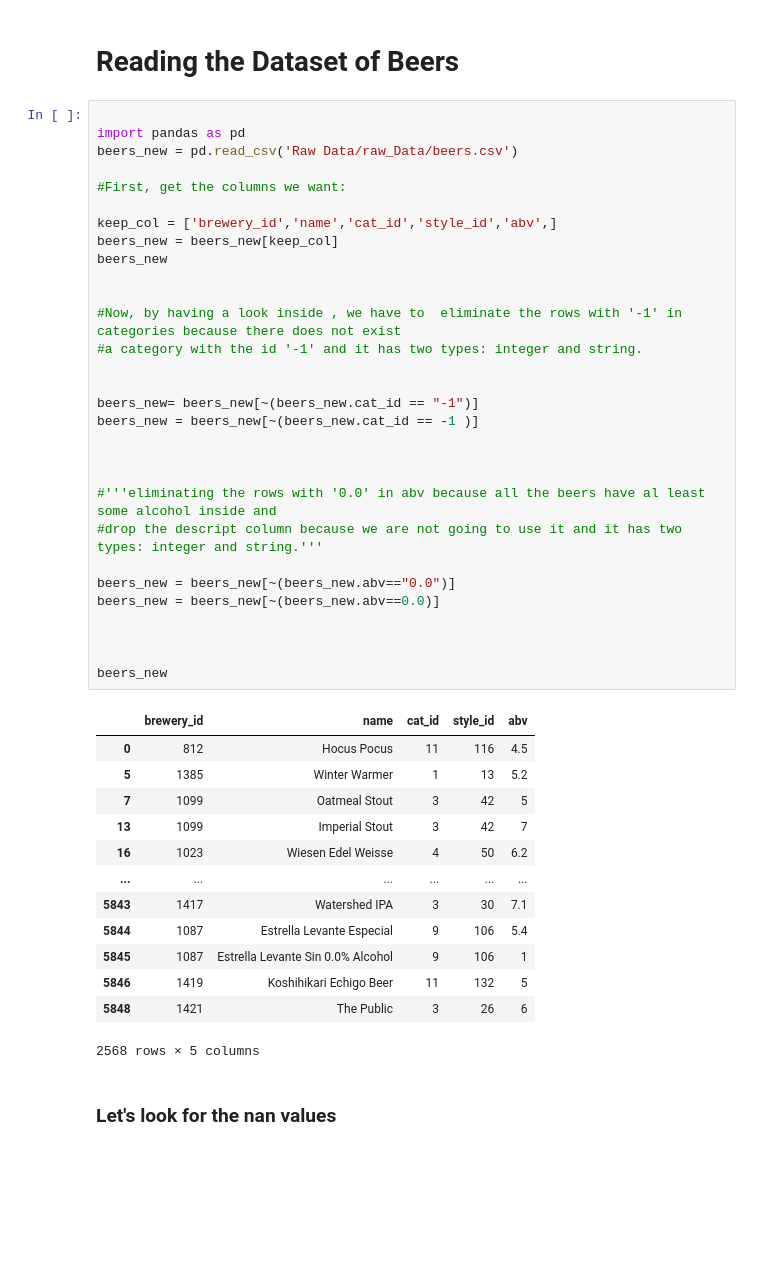
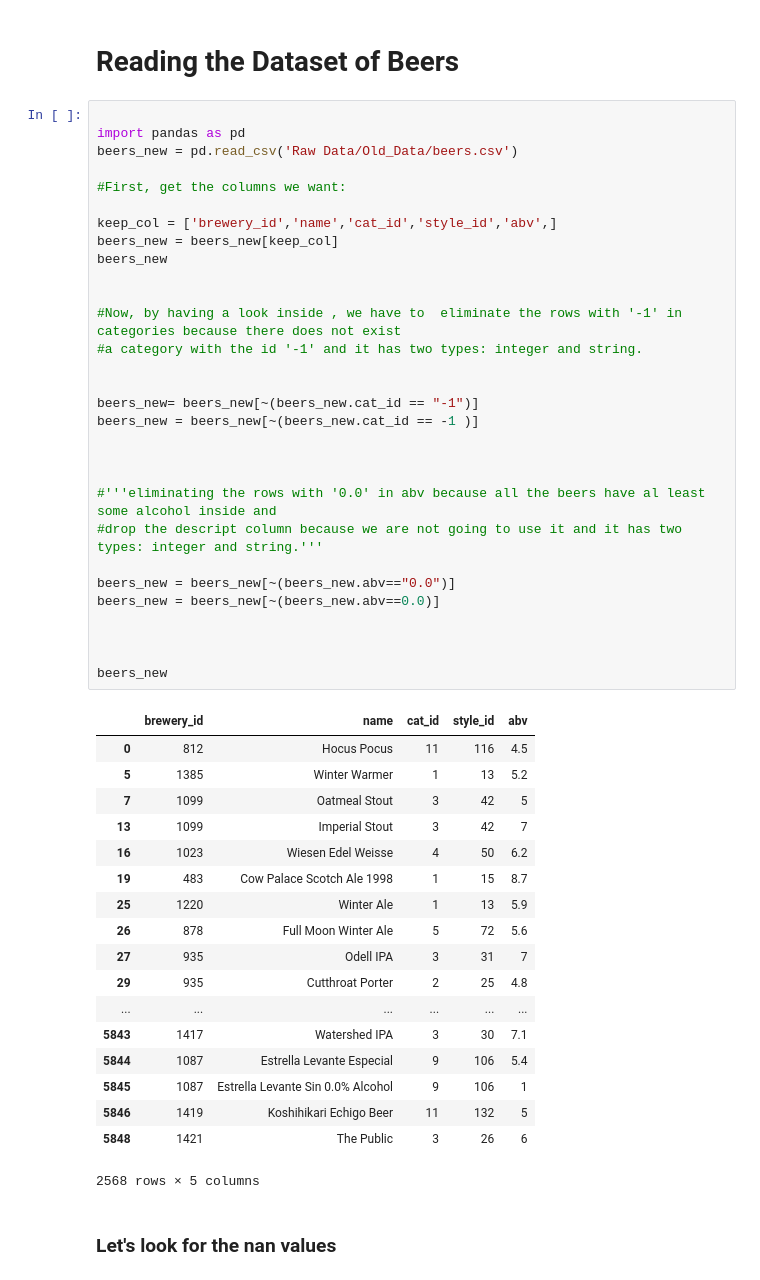
Before and after one commit to rubenmartinezlorente/Project-Week-3-Data-Thieves, a Jupyter notebook: your-project/DataCleaning.ipynb, the cells around one changed output. Saved outputs shown, nothing was run; the diff lists cells and outputs as text; blank space fills up the shorter version.

```diff
--- a/your-project/DataCleaning.ipynb
+++ b/your-project/DataCleaning.ipynb
@@ -5,40 +5,45 @@
 # %%
 
 import pandas as pd
-beers_new = pd.read_csv('Raw Data/raw_Data/beers.csv')
+beers_new = pd.read_csv('Raw Data/Old_Data/beers.csv')
 
 #First, get the columns we want:
 
 keep_col = ['brewery_id','name','cat_id','style_id','abv',]
 beers_new = beers_new[keep_col]
 beers_new
 
 
 #Now, by having a look inside , we have to  eliminate the rows with '-1' in categories because there does not exist
 #a category with the id '-1' and it has two types: integer and string.
 
 
 beers_new= beers_new[~(beers_new.cat_id == "-1")]
 beers_new = beers_new[~(beers_new.cat_id == -1 )]
 
 
 
 #'''eliminating the rows with '0.0' in abv because all the beers have al least some alcohol inside and
 #drop the descript column because we are not going to use it and it has two types: integer and string.'''
 
 beers_new = beers_new[~(beers_new.abv=="0.0")]
 beers_new = beers_new[~(beers_new.abv==0.0)]
 
 
 
 beers_new
 # %% [output]
 |  | brewery_id | name | cat_id | style_id | abv |
 | 0 | 812 | Hocus Pocus | 11 | 116 | 4.5 |
 | 5 | 1385 | Winter Warmer | 1 | 13 | 5.2 |
 | 7 | 1099 | Oatmeal Stout | 3 | 42 | 5 |
 | 13 | 1099 | Imperial Stout | 3 | 42 | 7 |
 | 16 | 1023 | Wiesen Edel Weisse | 4 | 50 | 6.2 |
+| 19 | 483 | Cow Palace Scotch Ale 1998 | 1 | 15 | 8.7 |
+| 25 | 1220 | Winter Ale | 1 | 13 | 5.9 |
+| 26 | 878 | Full Moon Winter Ale | 5 | 72 | 5.6 |
+| 27 | 935 | Odell IPA | 3 | 31 | 7 |
+| 29 | 935 | Cutthroat Porter | 2 | 25 | 4.8 |
 | ... | ... | ... | ... | ... | ... |
 | 5843 | 1417 | Watershed IPA | 3 | 30 | 7.1 |
 | 5844 | 1087 | Estrella Levante Especial | 9 | 106 | 5.4 |
```
Also changed, not shown: parts of 17 cells of this notebook, 6 other files.
